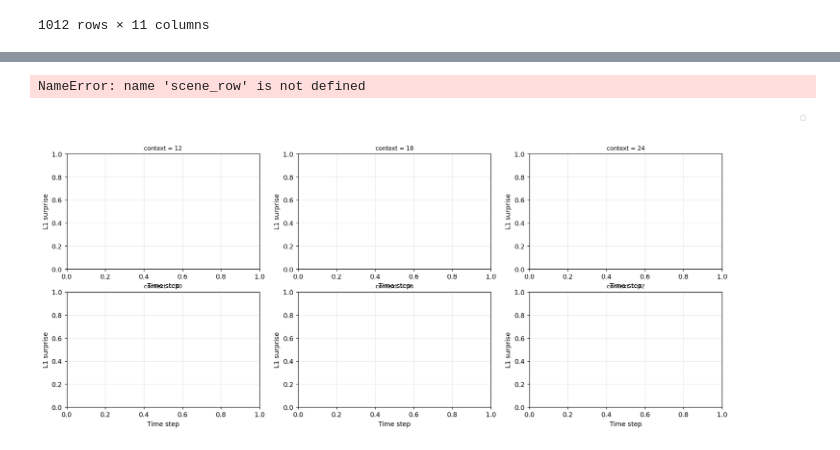
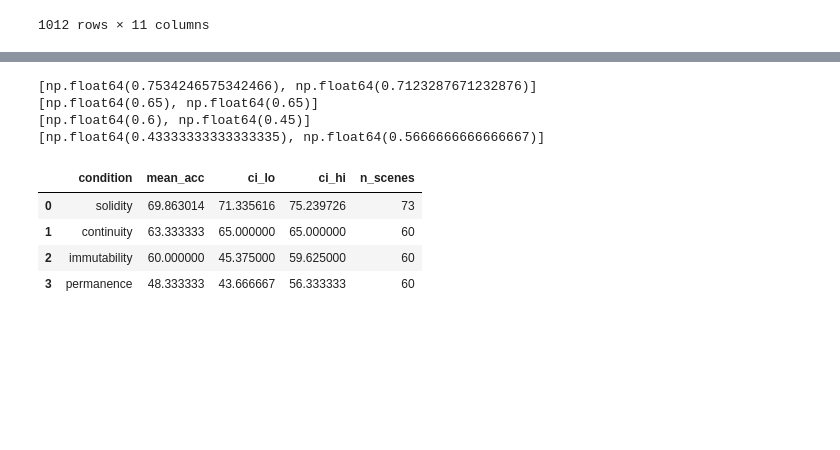
Before and after one commit to kristinezheng/IntPhys2, a Jupyter notebook: ExploreResults.ipynb, the cells around one changed output, grey strips where cells are left out. Saved outputs shown, nothing was run; the diff lists cells and outputs as text; code cells hidden in the pictures; blank space fills up the shorter version.

```diff
--- a/ExploreResults.ipynb
+++ b/ExploreResults.ipynb
@@ -323,45 +239,0 @@ IndexError: single positional indexer is out-of-bounds
-# %%
-# ---------------------------------------------------------------------------
-# Surprise over time — all context lengths for the selected scene
-# ---------------------------------------------------------------------------
-
-n_ctx = len(ctx_lengths)
-ncols = min(n_ctx, 3)
-nrows = (n_ctx + ncols - 1) // ncols
-fig, axes = plt.subplots(nrows, ncols, figsize=(6 * ncols, 3.5 * nrows), squeeze=False)
-
-for i, (c_len, ax) in enumerate(zip(ctx_lengths, axes.flatten())):
-    for _, row in scene_df.iterrows():
-        vidx  = int(row["video_idx"])
-        trace = losses[vidx, i, :].numpy()
-        nz    = np.where(trace > 0)[0]
-        if len(nz) == 0:
-            continue
-        trace = trace[: nz[-1] + 1]
-        color = palette.get(row["type"], "gray")
-        ax.plot(trace, color=color, linewidth=1.8, alpha=0.9,
-                label=row["type"] if i == 0 else "_")
-        ax.fill_between(range(len(trace)), trace, alpha=0.08, color=color)
-    ax.set_title(f"context = {c_len}", fontsize=9)
-    ax.set_xlabel("Time step")
-    ax.set_ylabel("L1 surprise")
-    ax.grid(alpha=0.3)
-
-# Hide unused axes
-for ax in axes.flatten()[n_ctx:]:
-    ax.set_visible(False)
-
-# Shared legend from first subplot
-handles, labels = axes.flatten()[0].get_legend_handles_labels()
-fig.legend(handles, labels, loc="upper right", fontsize=9)
-fig.suptitle(
-    f"{MODEL_NAME}  |  Scene {scene_idx}  "
-    f"({scene_row['condition']}, {scene_row['Difficulty']})  — all context lengths",
-    fontsize=11, y=1.01,
-)
-plt.tight_layout()
-savefig(fig, f"surprise_scene{scene_idx}_all_ctx")
-plt.show()
-# %% [output]
-NameError: name 'scene_row' is not defined
-[figure, removed]
@@ -367,0 +308,12 @@ NameError: name 'scene_row' is not defined
+# %%
+bootstrap_accuracy(scene_acc, 'condition', n_bootstrap=2, ci=95)
+# %% [output]
+[np.float64(0.7534246575342466), np.float64(0.7123287671232876)]
+[np.float64(0.65), np.float64(0.65)]
+[np.float64(0.6), np.float64(0.45)]
+[np.float64(0.43333333333333335), np.float64(0.5666666666666667)]
+|  | condition | mean_acc | ci_lo | ci_hi | n_scenes |
+| 0 | solidity | 69.863014 | 71.335616 | 75.239726 | 73 |
+| 1 | continuity | 63.333333 | 65.000000 | 65.000000 | 60 |
+| 2 | immutability | 60.000000 | 45.375000 | 59.625000 | 60 |
+| 3 | permanence | 48.333333 | 43.666667 | 56.333333 | 60 |
```
Also changed, not shown: parts of 16 cells of this notebook.
